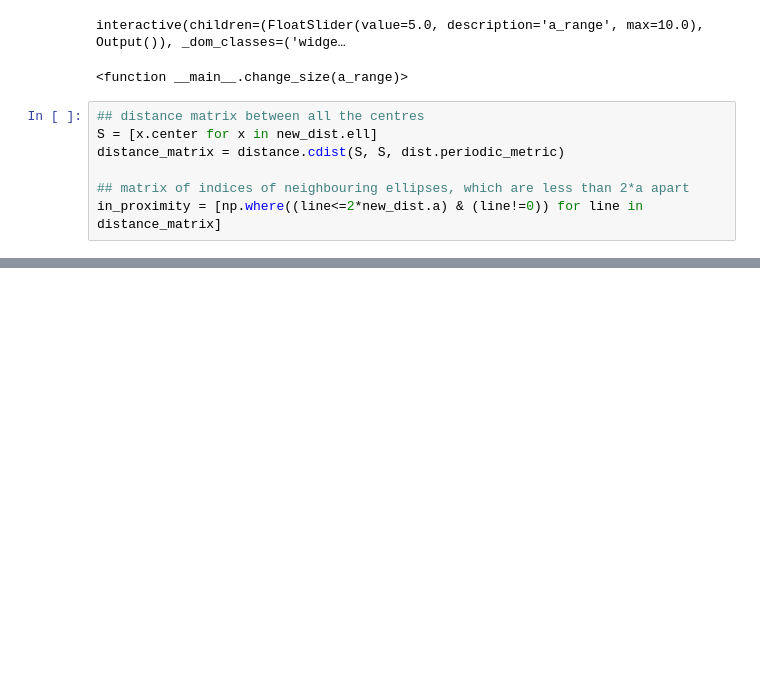
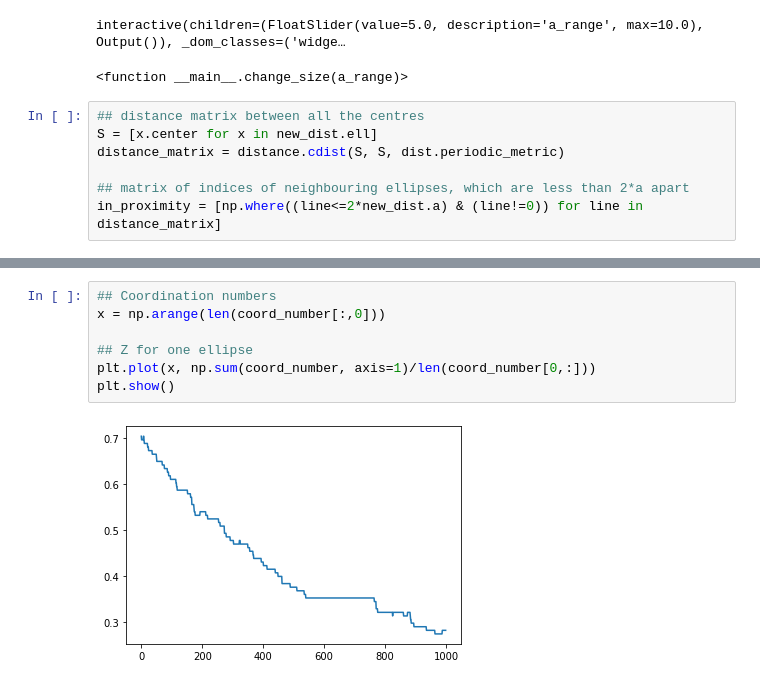
Before and after one commit to tinaaah/magistrska, a Jupyter notebook: code/mc.ipynb, the cells around one changed output, grey strips where cells are left out. Drawn from its saved outputs; the diff is of its cells as text; blank space fills up the shorter version.

```diff
--- a/code/mc.ipynb
+++ b/code/mc.ipynb
@@ -153,0 +119,9 @@ plt.show()
+# %%
+## Coordination numbers
+x = np.arange(len(coord_number[:,0]))
+
+## Z for one ellipse
+plt.plot(x, np.sum(coord_number, axis=1)/len(coord_number[0,:]))
+plt.show()
+# %% [output]
+[figure, added]
```
Also changed, not shown: parts of 9 cells of this notebook, 1 other file.
